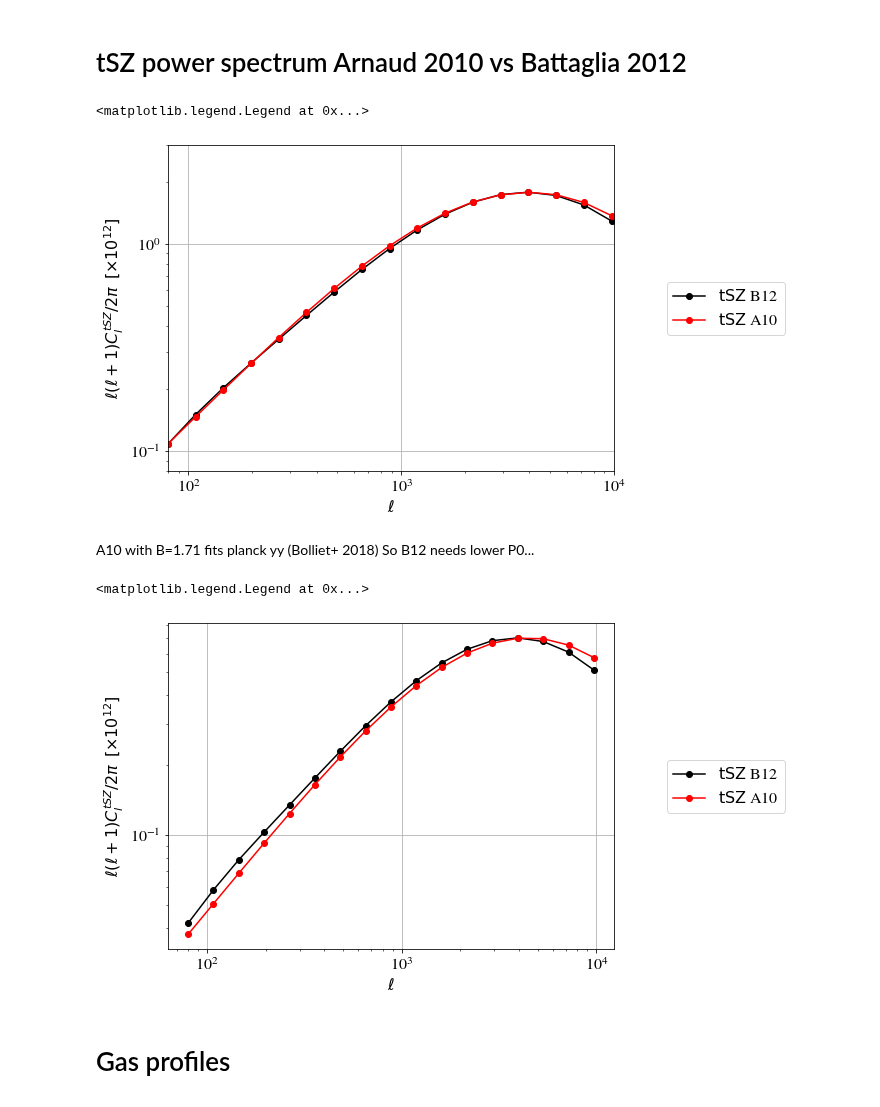
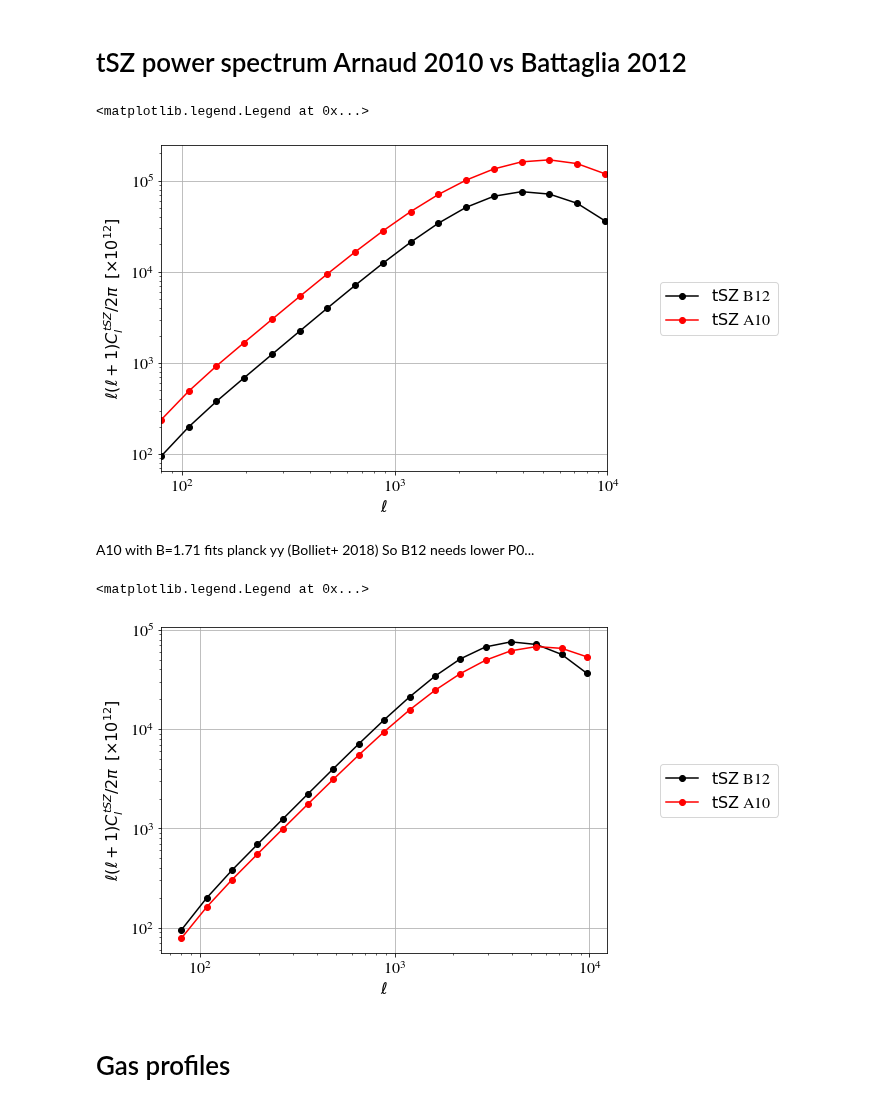
Before and after one commit to CLASS-SZ/class_sz, a Jupyter notebook: notebooks/class_sz_plots_and_tutorial.ipynb, the cells around one changed output. Drawn from its saved outputs; the diff is of its cells as text; code cells hidden in the pictures.

```diff
--- a/notebooks/class_sz_plots_and_tutorial.ipynb
+++ b/notebooks/class_sz_plots_and_tutorial.ipynb
@@ -34,8 +34,8 @@ common_settings = {
                    'tau_reio':0.0925,
                    # Take fixed value for primordial Helium (instead of automatic BBN adjustment)
                    'YHe':0.246,
-                   'mass function' : 'T10',
-                   'integrate_wrt_m200m' : 1
+                   'mass function' : 'T08M200c',
+                   'integrate_wrt_m200c' : 1
 }
 
 
@@ -434,11 +474,12 @@ M.set({# class_sz parameters:
        'output':'tSZ_1h',
        'pressure profile': 'B12',
        'sz_verbose' : 0,
-        'ell_max_mock' : 10000,
-        'ell_min_mock' : 80,
+        'ell_max' : 10000,
+        'ell_min' : 80,
         'n_ell_pressure_profile' : 80,
         'n_m_pressure_profile' : 50,
         'n_z_pressure_profile' : 100, # needs to be increased for l<100 accuracy
+    'P0_B12': 11.5
         })
 
 M.compute()
@@ -453,37 +494,37 @@ M.set({# class_sz parameters:
        'output':'tSZ_1h',
         'pressure profile': 'Custom. GNFW', # default set to Arnaud et al 2010
        'sz_verbose' : 0,
-       'ell_max_mock' : 10000,
-       'ell_min_mock' : 80,
+       'ell_max' : 10000,
+       'ell_min' : 80,
         'B': 1.25 #hydrostatic mass bias
         })
 
 M.compute()
 cl_sz_a10 = M.cl_sz()
 M.struct_cleanup()
 M.empty()
 
 #
 #################
 #
 # start plotting
 #
 #################
 #
 plt.xlim([80,10000])
-plt.ylim([8.e-2,3])
+# plt.ylim([8.e-2,3])
 plt.xlabel(r"$\ell$")
 plt.ylabel(r"$\ell (\ell+1) C_l^{tSZ} / 2 \pi \,\,\, [\times 10^{12}]$")
 
 plt.grid()
 #
 
 plt.loglog(cl_sz_b12['ell'],np.asarray(cl_sz_b12['1h']),'k-',marker='o',label=r'$\mathrm{tSZ}$ B12')
 plt.loglog(cl_sz_a10['ell'],np.asarray(cl_sz_a10['1h']),'r-',marker='o',label=r'$\mathrm{tSZ}$ A10')
 plt.legend(loc='right',bbox_to_anchor=(1.4, 0.5))
 # %% [output]
 <matplotlib.legend.Legend at 0x...>
-[figure, old version]
+[figure, new version]
 # %% [markdown]
 A10 with B=1.71 fits planck yy (Bolliet+ 2018)
 So B12 needs lower P0...
@@ -504,8 +545,8 @@ M.set({# class_sz parameters:
        'output':'tSZ_1h',
        'pressure profile': 'B12',
        'sz_verbose' : 0,
-        'ell_max_mock' : 10000,
-        'ell_min_mock' : 80,
+        'ell_max' : 10000,
+        'ell_min' : 80,
         'n_ell_pressure_profile' : 80,
         'n_m_pressure_profile' : 50,
         'n_z_pressure_profile' : 100, # needs to be increased for l<100 accuracy
@@ -524,8 +565,8 @@ M.set({# class_sz parameters:
        'output':'tSZ_1h',
         'pressure profile': 'Custom. GNFW', # default set to Arnaud et al 2010
        'sz_verbose' : 0,
-       'ell_max_mock' : 10000,
-       'ell_min_mock' : 80,
+       'ell_max' : 10000,
+       'ell_min' : 80,
         'B': 1.71 #hydrostatic mass bias
         })
 
@@ -554,7 +595,7 @@ plt.loglog(cl_sz_a10['ell'],np.asarray(cl_sz_a10['1h']),'r-',marker='o',label=r'
 plt.legend(loc='right',bbox_to_anchor=(1.4, 0.5))
 # %% [output]
 <matplotlib.legend.Legend at 0x...>
-[figure, old version]
+[figure, new version]
 # %% [markdown]
 # Gas profiles
 # %% [markdown]
```
Also changed, not shown: parts of 31 cells of this notebook, 9 other files.
